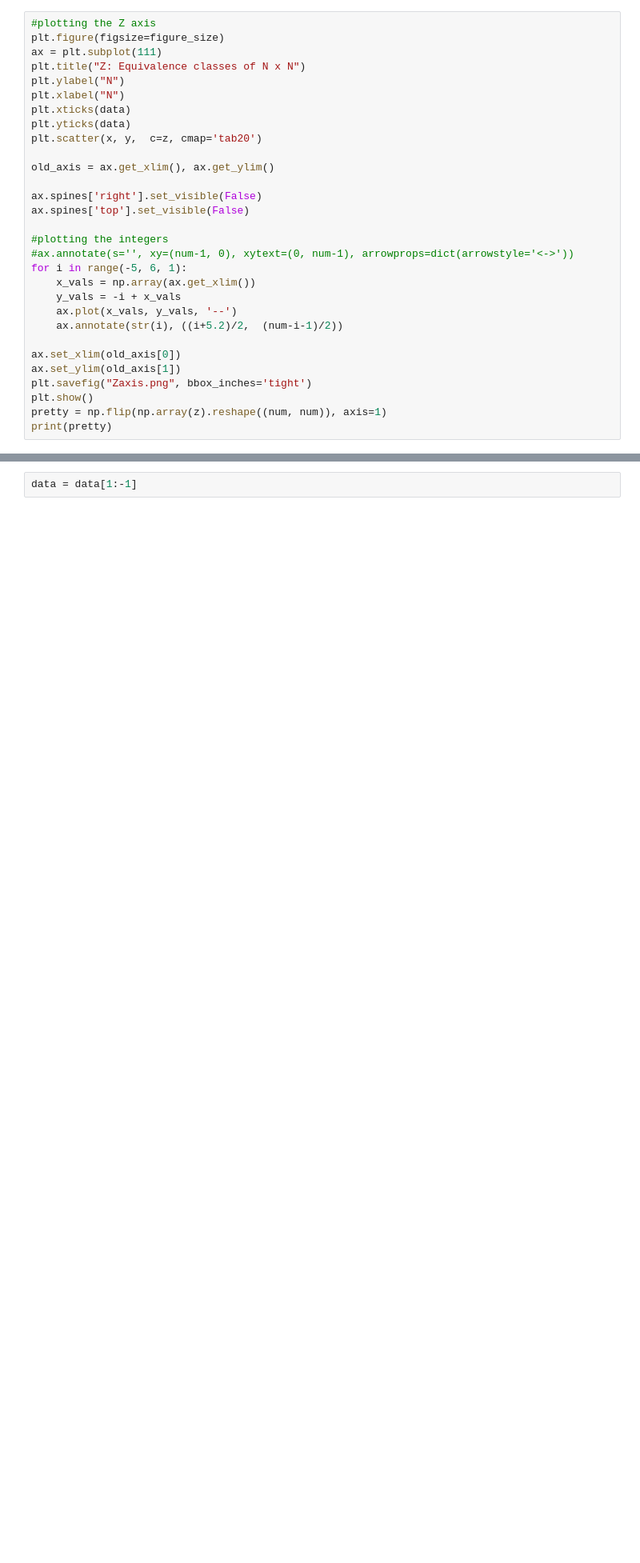
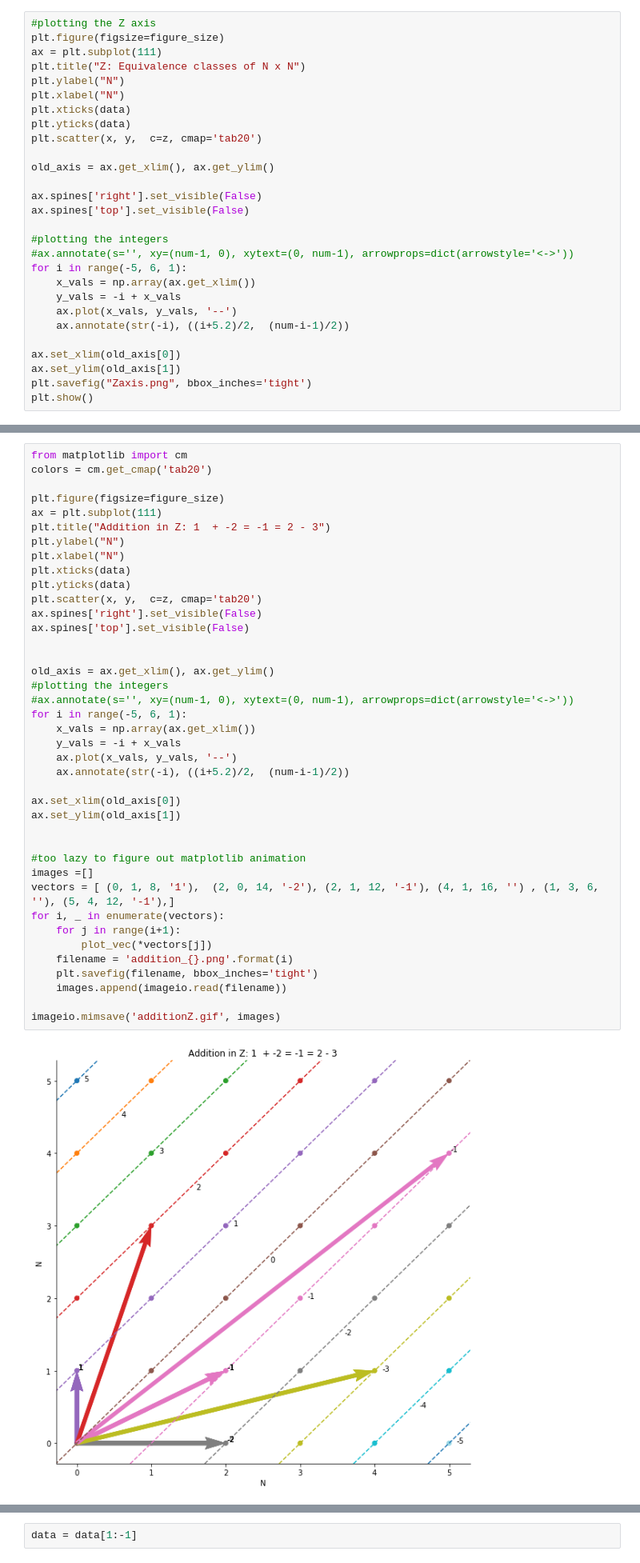
Before and after one commit to jcaip/math-vis, a Jupyter notebook: R visualizations.ipynb, the cells around one changed output, grey strips where cells are left out. Shown: that part at 80% size. Drawn from its saved outputs; the diff is of its cells as text; blank space fills up the shorter version.

```diff
--- a/R visualizations.ipynb
+++ b/R visualizations.ipynb
@@ -61,13 +63,11 @@ for i in range(-5, 6, 1):
     x_vals = np.array(ax.get_xlim())
     y_vals = -i + x_vals
     ax.plot(x_vals, y_vals, '--')
-    ax.annotate(str(i), ((i+5.2)/2,  (num-i-1)/2))
+    ax.annotate(str(-i), ((i+5.2)/2,  (num-i-1)/2))
 
 ax.set_xlim(old_axis[0])
 ax.set_ylim(old_axis[1])
 plt.savefig("Zaxis.png", bbox_inches='tight')
 plt.show()
-pretty = np.flip(np.array(z).reshape((num, num)), axis=1)
-print(pretty)
 # %% [output]
 [figure]
@@ -122,3 +74,45 @@ plt.show()
+# %%
+from matplotlib import cm
+colors = cm.get_cmap('tab20')
+
+plt.figure(figsize=figure_size)
+ax = plt.subplot(111)
+plt.title("Addition in Z: 1  + -2 = -1 = 2 - 3")
+plt.ylabel("N")
+plt.xlabel("N")
+plt.xticks(data)
+plt.yticks(data)
+plt.scatter(x, y,  c=z, cmap='tab20')
+ax.spines['right'].set_visible(False)
+ax.spines['top'].set_visible(False)
+
+
+old_axis = ax.get_xlim(), ax.get_ylim()
+#plotting the integers
+#ax.annotate(s='', xy=(num-1, 0), xytext=(0, num-1), arrowprops=dict(arrowstyle='<->'))
+for i in range(-5, 6, 1):
+    x_vals = np.array(ax.get_xlim())
+    y_vals = -i + x_vals
+    ax.plot(x_vals, y_vals, '--')
+    ax.annotate(str(-i), ((i+5.2)/2,  (num-i-1)/2))
+
+ax.set_xlim(old_axis[0])
+ax.set_ylim(old_axis[1])
+
+
+#too lazy to figure out matplotlib animation
+images =[]
+vectors = [ (0, 1, 8, '1'),  (2, 0, 14, '-2'), (2, 1, 12, '-1'), (4, 1, 16, '') , (1, 3, 6, ''), (5, 4, 12, '-1'),]
+for i, _ in enumerate(vectors):
+    for j in range(i+1):
+        plot_vec(*vectors[j])
+    filename = 'addition_{}.png'.format(i)
+    plt.savefig(filename, bbox_inches='tight')
+    images.append(imageio.read(filename))
+
+imageio.mimsave('additionZ.gif', images)
+# %% [output]
+[figure, added]
 # %%
 num = 4
 data = list(range(-num, num+1))
```
Also changed, not shown: parts of 12 cells of this notebook, 30 other files.
